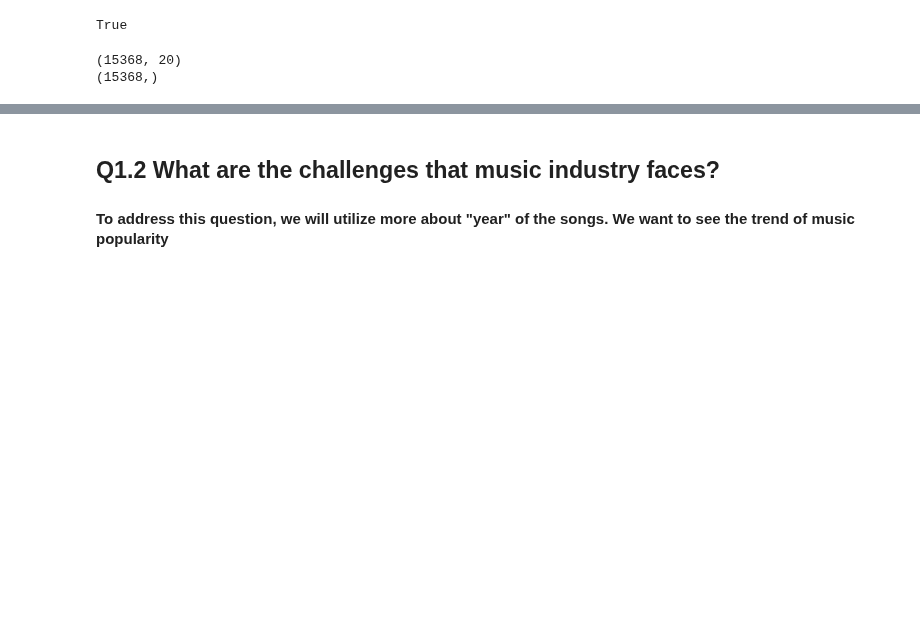
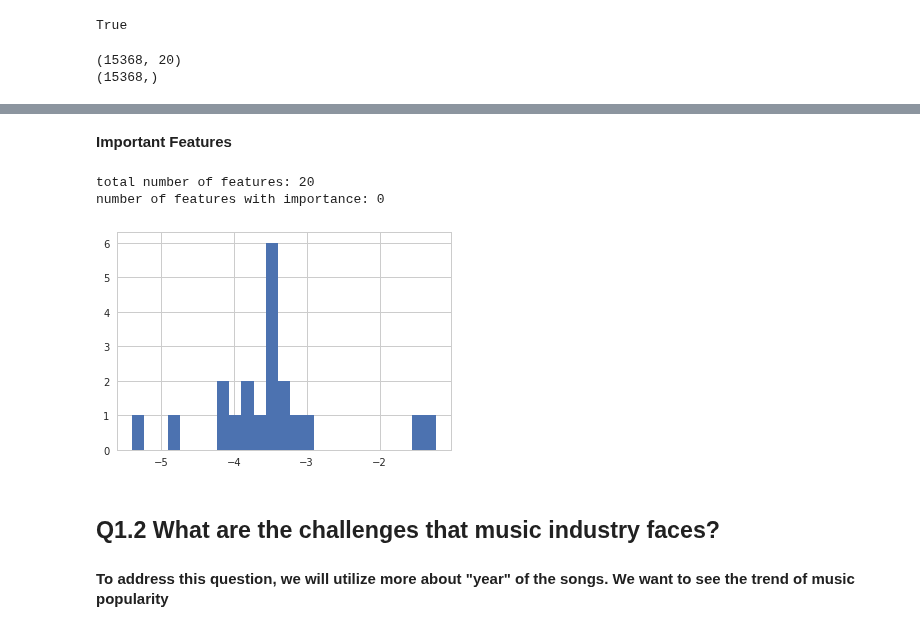
Before and after one commit to sanadhis/ADA-2017, a Jupyter notebook: project/Question1.ipynb, the cells around one changed output, grey strips where cells are left out. Saved outputs shown, nothing was run; the diff lists cells and outputs as text; code cells hidden in the pictures; blank space fills up the shorter version.

```diff
--- a/project/Question1.ipynb
+++ b/project/Question1.ipynb
@@ -435,3 +584,20 @@ print('test f1 score                :', f1_score(y_test, best_model.predict(x_te
+# %% [markdown]
+**Important Features**
+# %%
+sns.set(style="whitegrid")
+feature_importance = np.mean(para_, axis=0)
+
+print('total number of features:', feature_importance.shape[0])
+# number of 0's in the feature importance
+print('number of features with importance:', np.sum(feature_importance == 0))
+
+# let's see features with non-zero value in log scale
+plt.hist(np.log(feature_importance[feature_importance != 0]), bins = 25)
+plt.show()
+# %% [output]
+total number of features: 20
+number of features with importance: 0
+[figure, added]
 # %% [markdown]
 ## Q1.2 What are the challenges that music industry faces?
 #### To address this question, we will utilize more about "year" of the songs. We want to see the trend of music popularity
```
Also changed, not shown: parts of 8 cells of this notebook.
